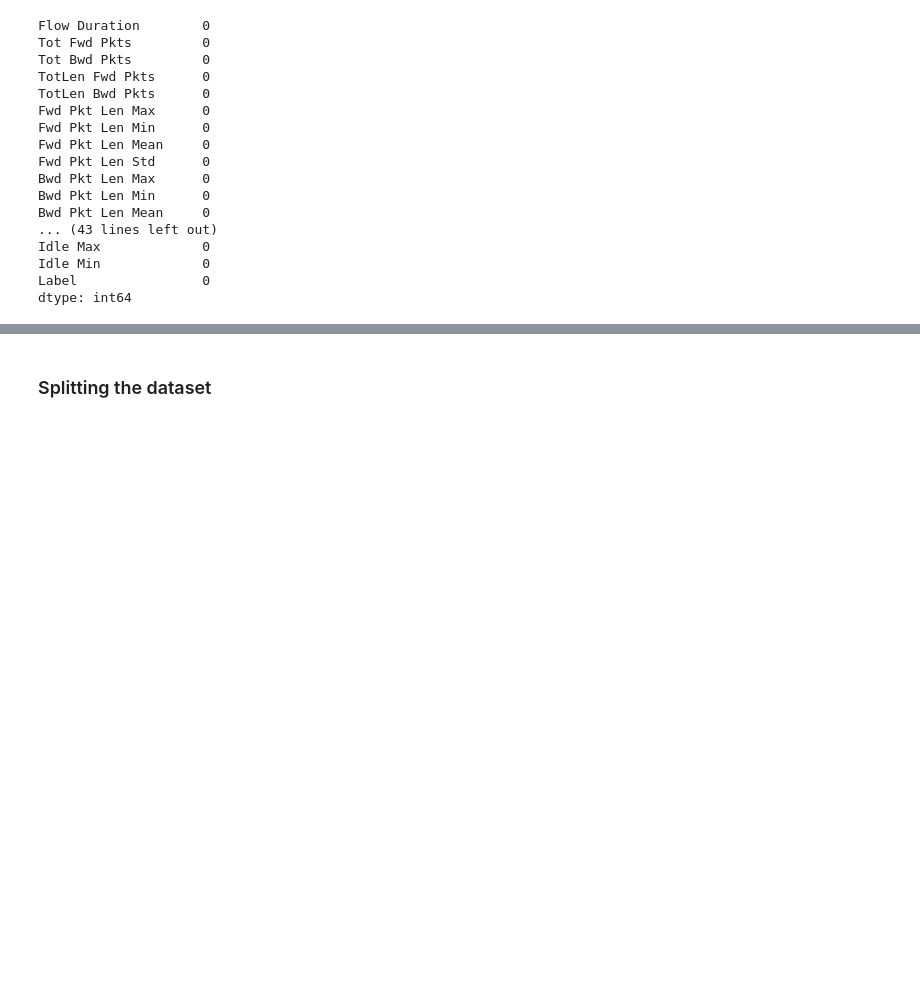
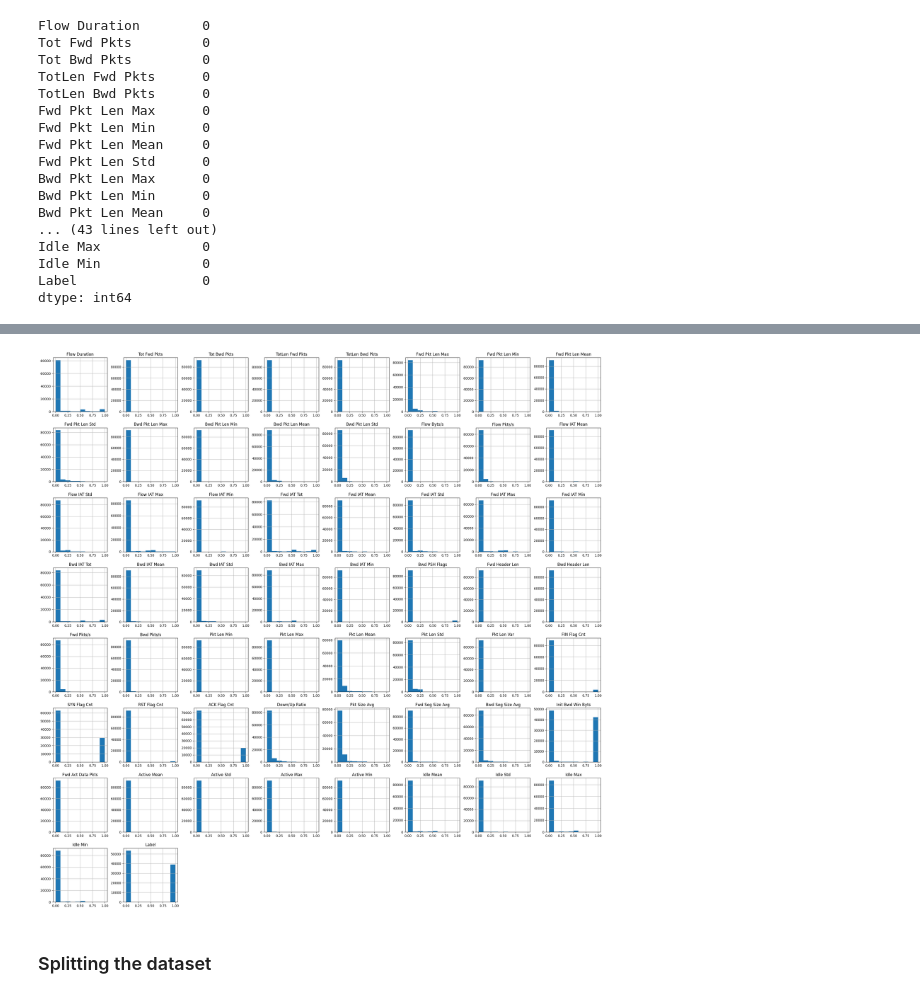
Before and after one commit to GPericone/Botnet-Detection-using-ML, a Jupyter notebook: project.ipynb, the cells around one changed output, grey strips where cells are left out. Saved outputs shown, nothing was run; the diff lists cells and outputs as text; code cells hidden in the pictures; blank space fills up the shorter version.

```diff
--- a/project.ipynb
+++ b/project.ipynb
@@ -66,0 +121,11 @@ memory usage: 40.8 MB
+# %%
+col_names = np.array(df.columns)
+
+binary_idx = [29, 39, 40, 41, 42, 57]
+numeric_idx = list(set(range(57)).difference(binary_idx))
+
+binary_cols = col_names[binary_idx].tolist()
+numeric_cols = col_names[numeric_idx].tolist()
+
+print(f"binary_cols  = {binary_cols}\n")
+print(f"numeric_cols = {numeric_cols}\n")
@@ -137,3 +254,10 @@ dtype: int64
+# %%
+min_max_scaler = MinMaxScaler().fit(df[numeric_cols])
+df[numeric_cols] = min_max_scaler.transform(df[numeric_cols])
+# %%
+df.hist(figsize=(30,30));
+# %% [output]
+[figure, added]
 # %% [markdown]
 ### Splitting the dataset
 # %%
```
Also changed, not shown: parts of 12 cells of this notebook.
